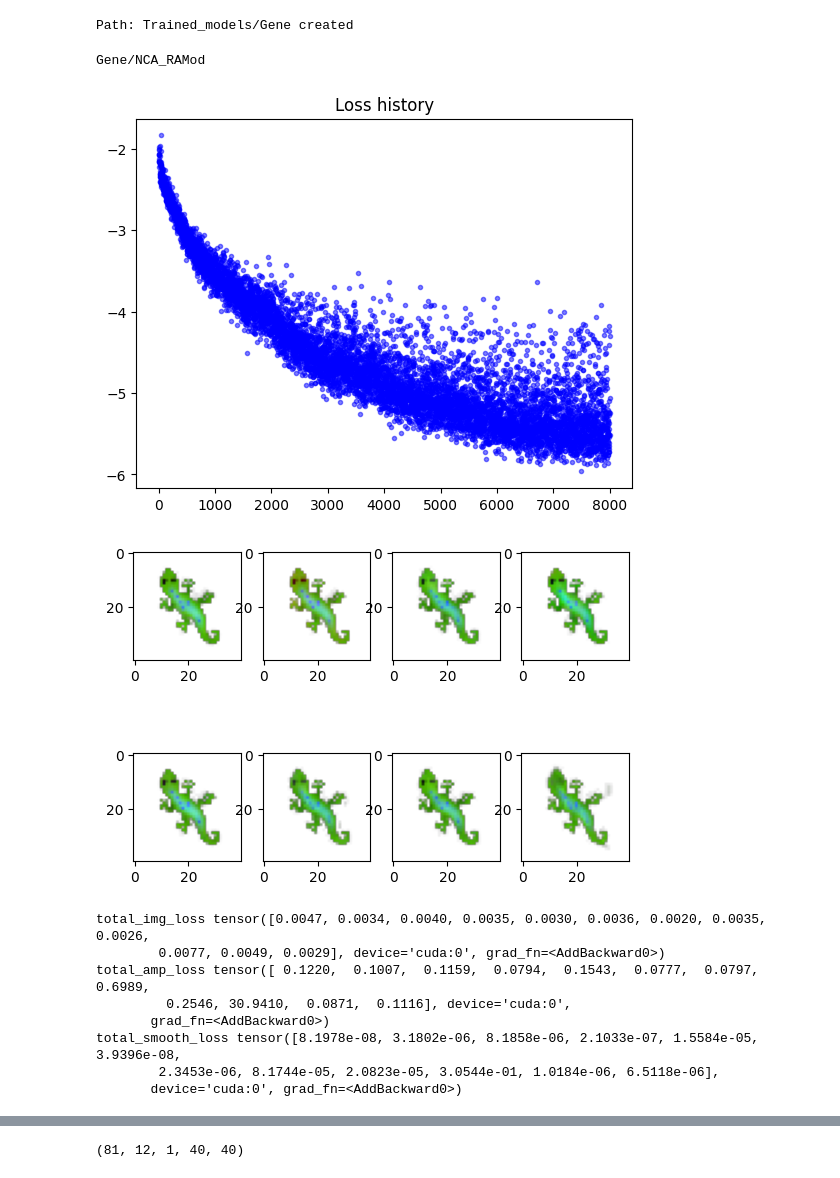
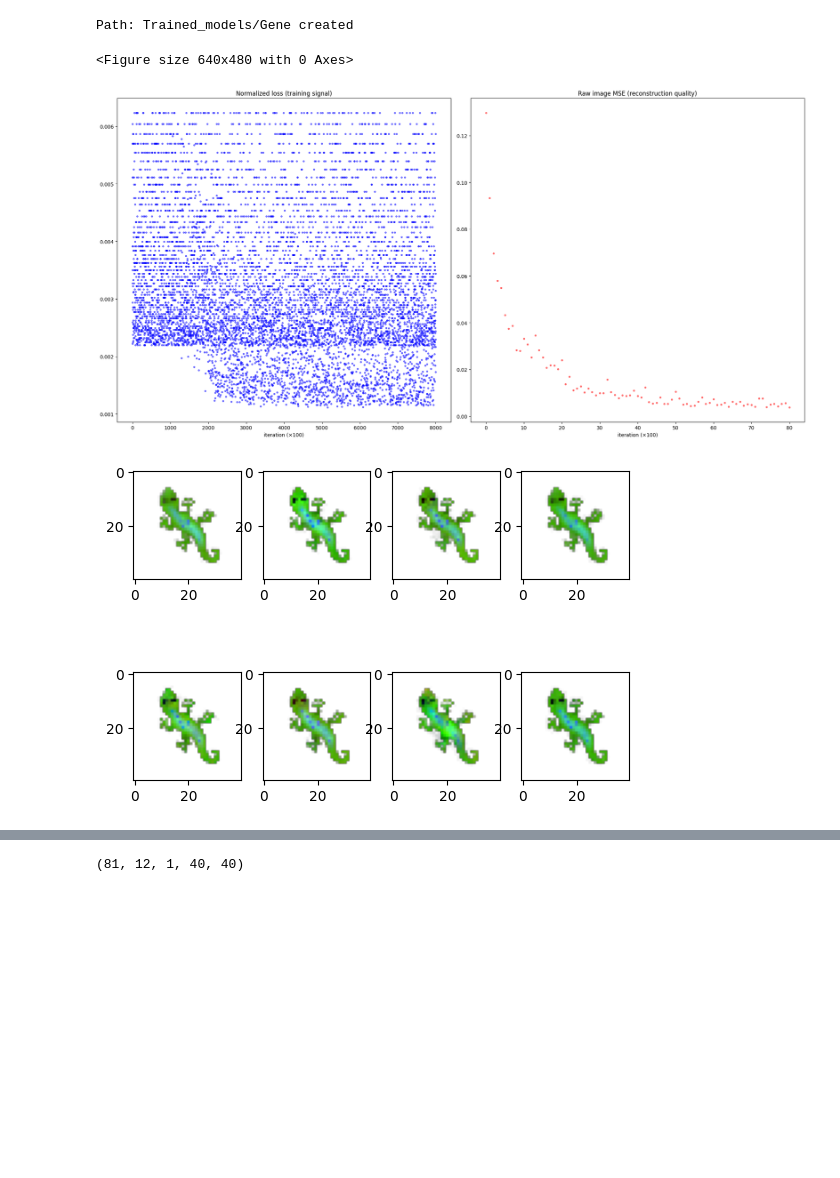
Before and after one commit to lshofsl/Thesis, a Jupyter notebook: NCA_w_RAmod.ipynb, the cells around one changed output, grey strips where cells are left out. Drawn from its saved outputs; the diff is of its cells as text; code cells hidden in the pictures; blank space fills up the shorter version.

```diff
--- a/NCA_w_RAmod.ipynb
+++ b/NCA_w_RAmod.ipynb
@@ -151,6 +151,7 @@ name = folder + "/" +type(nca).__name__
 lambda_p = 0.1
 lambda_m = 0.1
 
+raw_img_loss_log = []
 alpha_log =  []
 beta_log   = []
 omega_log  = []
@@ -231,55 +232,59 @@ for i in range(TRAINING_ITERS + 1):
     scheduler.step()
 
     if i % 100 == 0:
-        print(f"Training itter {i}, loss = {loss.item()}")
+        raw_img_loss_log.append(per_sample_img_loss.mean().item())
+
+        print(f"Training iter {i}, loss = {loss.item():.4f}, img_loss = {raw_img_loss_log[-1]:.4f}")
+        print(name)
+        print("total_img_loss", per_sample_img_loss)
+        print("total_amp_loss", total_amp_loss)
+        print("total_smooth_loss", total_smooth_loss)
+
         plt.clf()
         clear_output()
-        plt.figure(1,figsize=(10, 4))
-        plt.title('Loss history')
-        print(name)
-        plt.plot(loss_log, '.', alpha=0.5, color = "b")
+
+        fig, axes = plt.subplots(1, 2, figsize=(20, 10))
+        axes[0].plot(loss_log, '.', alpha=0.5, color='b')
+        axes[0].set_title('Normalized loss (training signal)')
+        axes[0].set_xlabel('iteration (×100)')
+
+        axes[1].plot(raw_img_loss_log, '.', alpha=0.5, color='r')
+        axes[1].set_title('Raw image MSE (reconstruction quality)')
+        axes[1].set_xlabel('iteration (×100)')
+
+        plt.tight_layout()
+        plt.show(block=False)
+        plt.pause(0.01)
+
         utils.show_batch(current_x[2:10])
         plt.show(block=False)
         plt.pause(0.01)
-        print("total_img_loss", per_sample_img_loss)
-        print("total_amp_loss", total_amp_loss)
-        print("total_smooth_loss", total_smooth_loss)
 
         alpha_log.append(nca.alpha.item())
         beta_log.append(nca.raw_beta.item())
         omega_log.append(nca.omega.item())
         K_log.append(nca.K.item())
         kappa_log.append(nca.raw_kappa.item())
         log_iters.append(i)
         g_mean = gamma_val.mean().item()
         g_std  = gamma_val.std().item()
 
         b_mean = beta_film_val.mean().item()
         b_std  = beta_film_val.std().item()
 
         film_gamma_means.append(g_mean)
         film_gamma_stds.append(g_std)
         film_beta_means.append(b_mean)
         film_beta_stds.append(b_std)
 
         a.append(current_x[:,16:17].detach().cpu().numpy())
         b.append(current_x[:,17:18].detach().cpu().numpy())
         d.append(current_x[:,18:19].detach().cpu().numpy())
         first_hiddens.append(current_x[:, 4:8].detach().cpu().numpy())
 
-
-    if i % 100 == 0:
         torch.save(nca.state_dict(), "Trained_models/" + name + ".pth")
 # %% [output]
-Gene/NCA_RAMod
+<Figure size 640x480 with 0 Axes>
-[figure, old version]
+[figure, new version]
-[figure, old version]
+[figure, new version]
-total_img_loss tensor([0.0047, 0.0034, 0.0040, 0.0035, 0.0030, 0.0036, 0.0020, 0.0035, 0.0026,
-        0.0077, 0.0049, 0.0029], device='cuda:0', grad_fn=<AddBackward0>)
-total_amp_loss tensor([ 0.1220,  0.1007,  0.1159,  0.0794,  0.1543,  0.0777,  0.0797,  0.6989,
-         0.2546, 30.9410,  0.0871,  0.1116], device='cuda:0',
-       grad_fn=<AddBackward0>)
-total_smooth_loss tensor([8.1978e-08, 3.1802e-06, 8.1858e-06, 2.1033e-07, 1.5584e-05, 3.9396e-08,
-        2.3453e-06, 8.1744e-05, 2.0823e-05, 3.0544e-01, 1.0184e-06, 6.5118e-06],
-       device='cuda:0', grad_fn=<AddBackward0>)
 # %%
```
Also changed, not shown: parts of 8 cells of this notebook.
